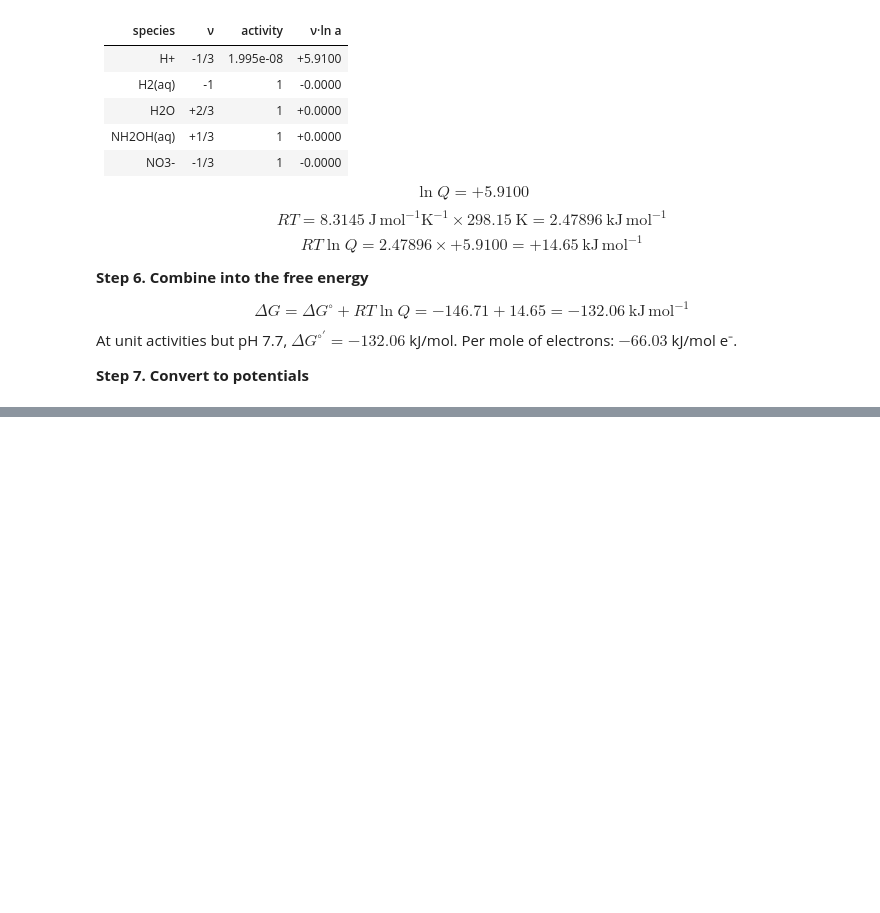
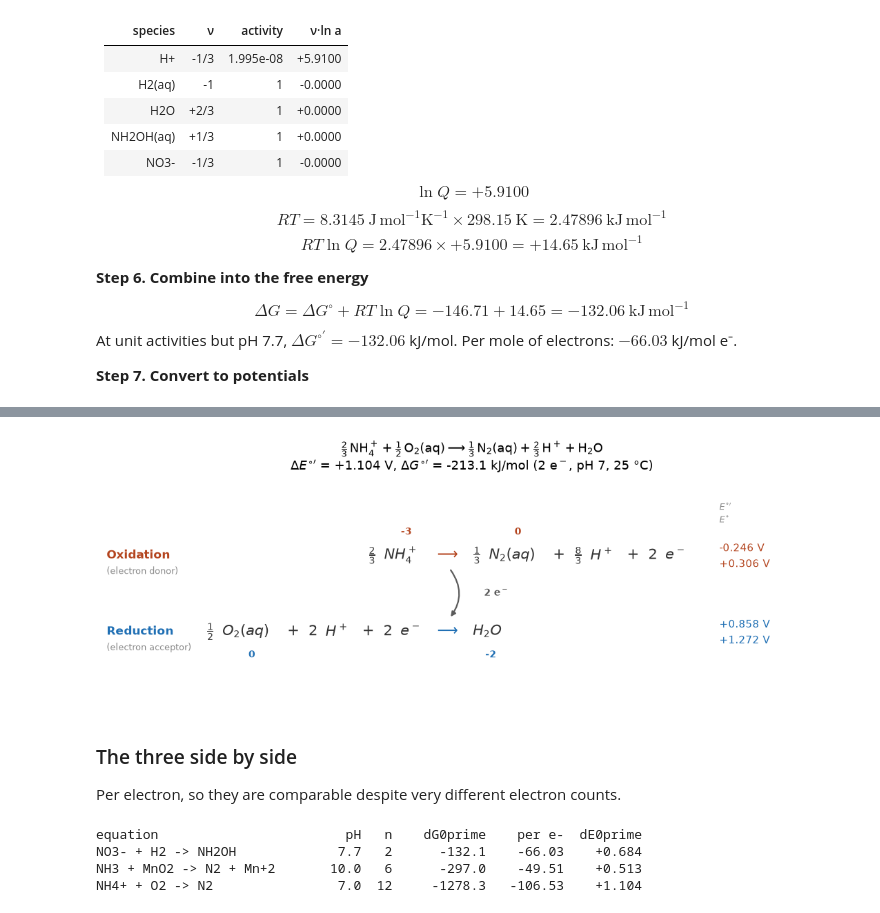
Before and after one commit to JamesRH/microbial_thermo, a Jupyter notebook: notebooks/Scratchbook.ipynb, the cells around one changed output, grey strips where cells are left out. Saved outputs shown, nothing was run; the diff lists cells and outputs as text; code cells hidden in the pictures; blank space fills up the shorter version.

```diff
--- a/notebooks/Scratchbook.ipynb
+++ b/notebooks/Scratchbook.ipynb
@@ -287,0 +328,10 @@ manganese oxides are 25 °C only.
+# %%
+neutral = mt.Conditions(temperature_c=25.0, pH=7.0)
+
+with warnings.catch_warnings():
+    warnings.simplefilter("ignore")
+    aerobic = mt.Reaction.from_equation(
+        "NH4+ + O2 -> N2", conditions=neutral, normalize_to="integer"
+    )
+
+print(aerobic.summary())
@@ -287,0 +347,32 @@ manganese oxides are 25 °C only.
+# %%
+with warnings.catch_warnings():
+    warnings.simplefilter("ignore")
+    plot_half_reactions(aerobic)
+plt.show()
+# %% [output]
+[figure, added]
+# %% [markdown]
+### The three side by side
+
+Per electron, so they are comparable despite very different electron counts.
+# %%
+rows = [
+    ("NO3- + H2 -> NH2OH", per_pair, conditions),
+    ("NH3 + MnO2 -> N2 + Mn+2", manganese, alkaline),
+    ("NH4+ + O2 -> N2", aerobic, neutral),
+]
+print(f"{'equation':28s} {'pH':>5s} {'n':>3s} {'dG0prime':>11s} {'per e-':>9s} {'dE0prime':>9s}")
+for label, built, where in rows:
+    with warnings.catch_warnings():
+        warnings.simplefilter("ignore")
+        print(
+            f"{label:28s} {where.pH:5.1f} {built.n_electrons!s:>3s} "
+            f"{built.delta_G_standard_prime.magnitude:11.1f} "
+            f"{built.delta_G_per_electron.magnitude:9.2f} "
+            f"{built.delta_E_standard_prime.to('V').magnitude:+9.3f}"
+        )
+# %% [output]
+equation                        pH   n    dG0prime    per e-  dE0prime
+NO3- + H2 -> NH2OH             7.7   2      -132.1    -66.03    +0.684
+NH3 + MnO2 -> N2 + Mn+2       10.0   6      -297.0    -49.51    +0.513
+NH4+ + O2 -> N2                7.0  12     -1278.3   -106.53    +1.104
```
Also changed, not shown: parts of 12 cells of this notebook, 1 other file.
